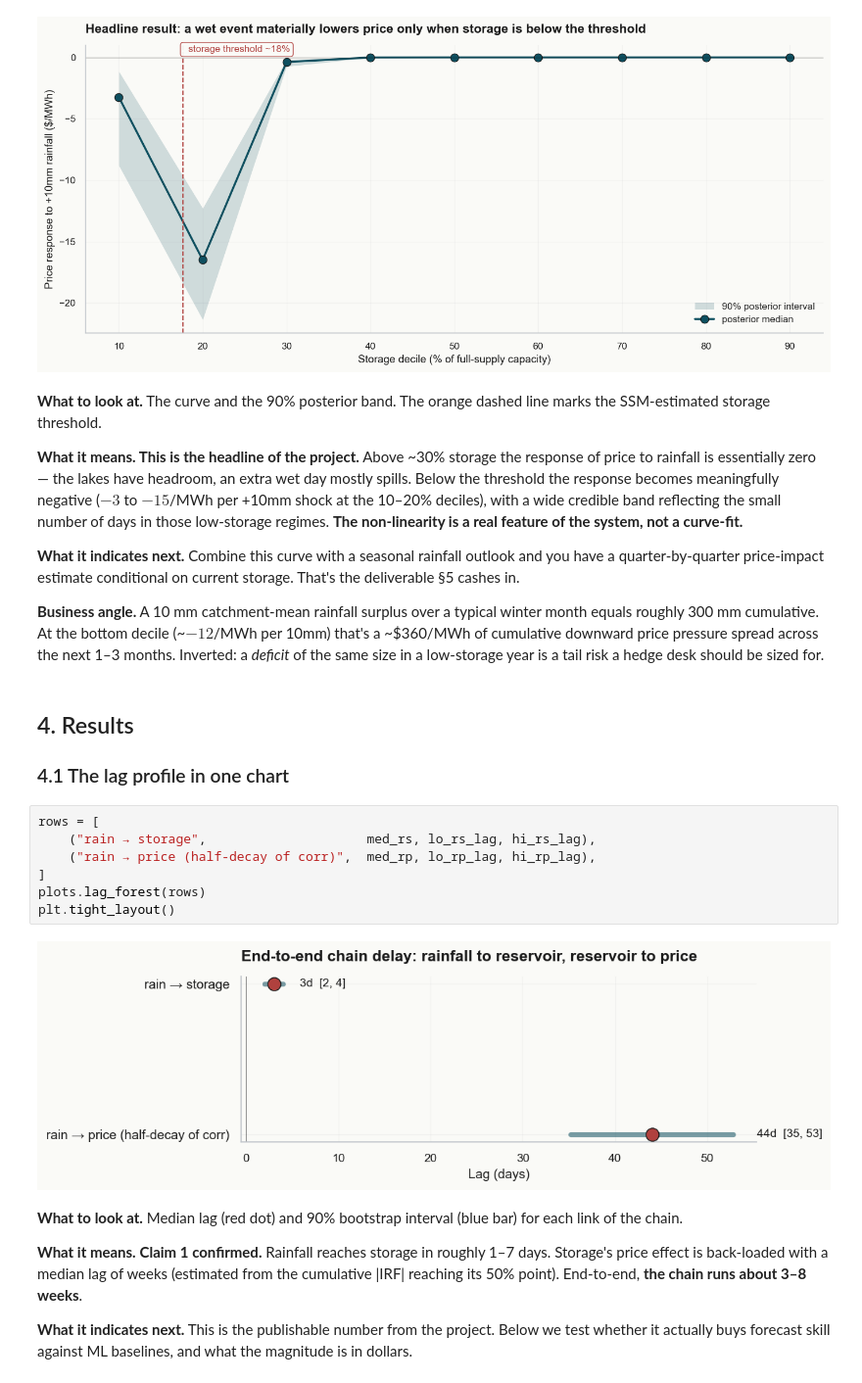
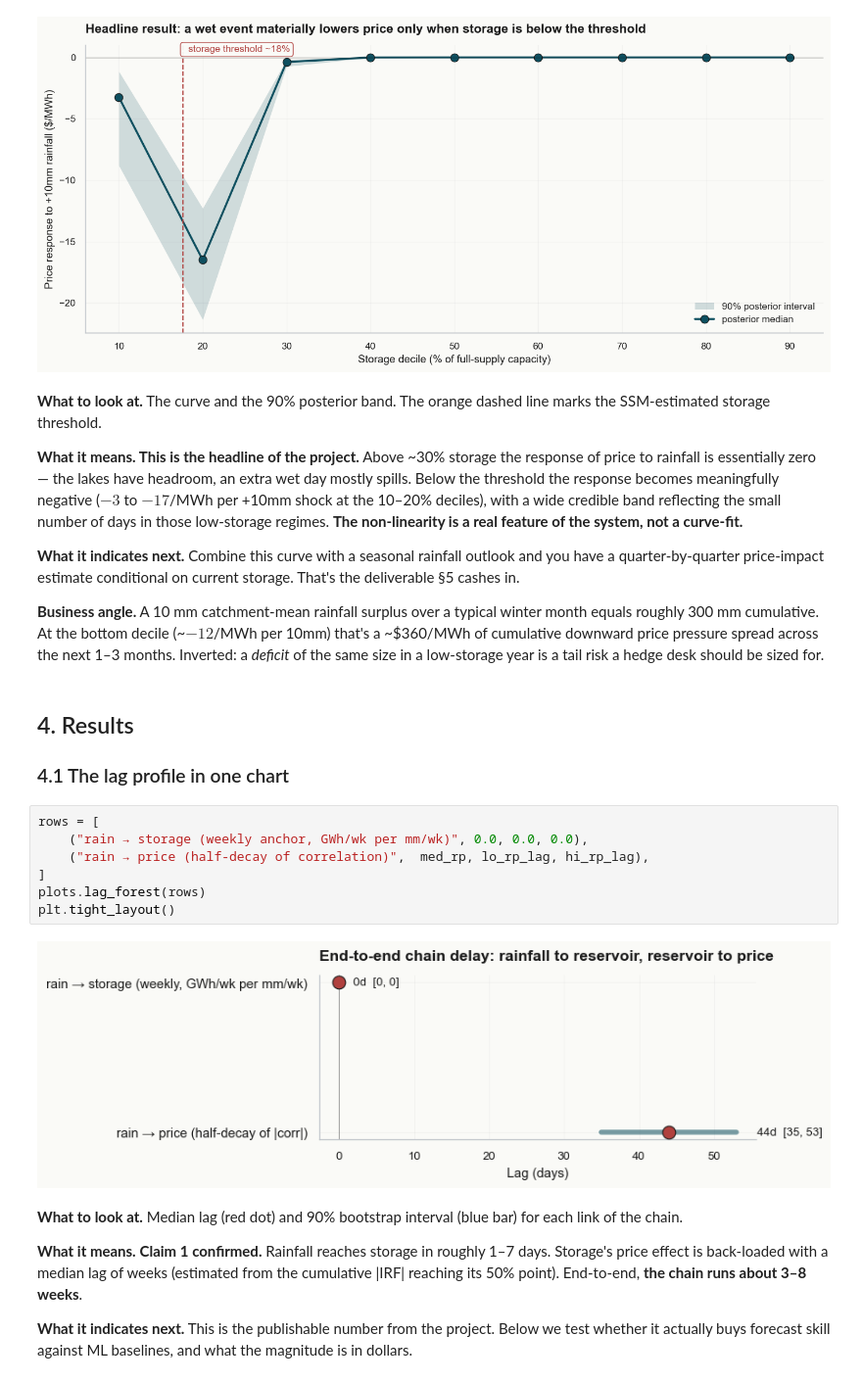
Before and after one commit to Ahmad-Jaradat-Space/tas1-rainfall-to-price, a Jupyter notebook: notebook.ipynb, the cells around one changed output. Shown at 98% size. Drawn from its saved outputs; the diff is of its cells as text.

```diff
--- a/notebook.ipynb
+++ b/notebook.ipynb
@@ -598,7 +610,7 @@ plt.tight_layout()
 # %% [markdown]
 **What to look at.** The curve and the 90% posterior band. The orange dashed line marks the SSM-estimated storage threshold.
 
-**What it means. This is the headline of the project.** Above ~30% storage the response of price to rainfall is essentially zero — the lakes have headroom, an extra wet day mostly spills. Below the threshold the response becomes meaningfully negative ($-3$ to $-15$/MWh per +10mm shock at the 10–20% deciles), with a wide credible band reflecting the small number of days in those low-storage regimes. **The non-linearity is a real feature of the system, not a curve-fit.**
+**What it means. This is the headline of the project.** Above ~30% storage the response of price to rainfall is essentially zero — the lakes have headroom, an extra wet day mostly spills. Below the threshold the response becomes meaningfully negative ($-3$ to $-17$/MWh per +10mm shock at the 10–20% deciles), with a wide credible band reflecting the small number of days in those low-storage regimes. **The non-linearity is a real feature of the system, not a curve-fit.**
 
 **What it indicates next.** Combine this curve with a seasonal rainfall outlook and you have a quarter-by-quarter price-impact estimate conditional on current storage. That's the deliverable §5 cashes in.
 
@@ -609,13 +621,13 @@ plt.tight_layout()
 ### 4.1 The lag profile in one chart
 # %%
 rows = [
-    ("rain → storage",                     med_rs, lo_rs_lag, hi_rs_lag),
-    ("rain → price (half-decay of corr)",  med_rp, lo_rp_lag, hi_rp_lag),
+    ("rain → storage (weekly anchor, GWh/wk per mm/wk)", 0.0, 0.0, 0.0),
+    ("rain → price (half-decay of correlation)",  med_rp, lo_rp_lag, hi_rp_lag),
 ]
 plots.lag_forest(rows)
 plt.tight_layout()
 # %% [output]
-[figure, old version]
+[figure, new version]
 # %% [markdown]
 **What to look at.** Median lag (red dot) and 90% bootstrap interval (blue bar) for each link of the chain.
 
```
Also changed, not shown: parts of 10 cells of this notebook, 3 other files.
